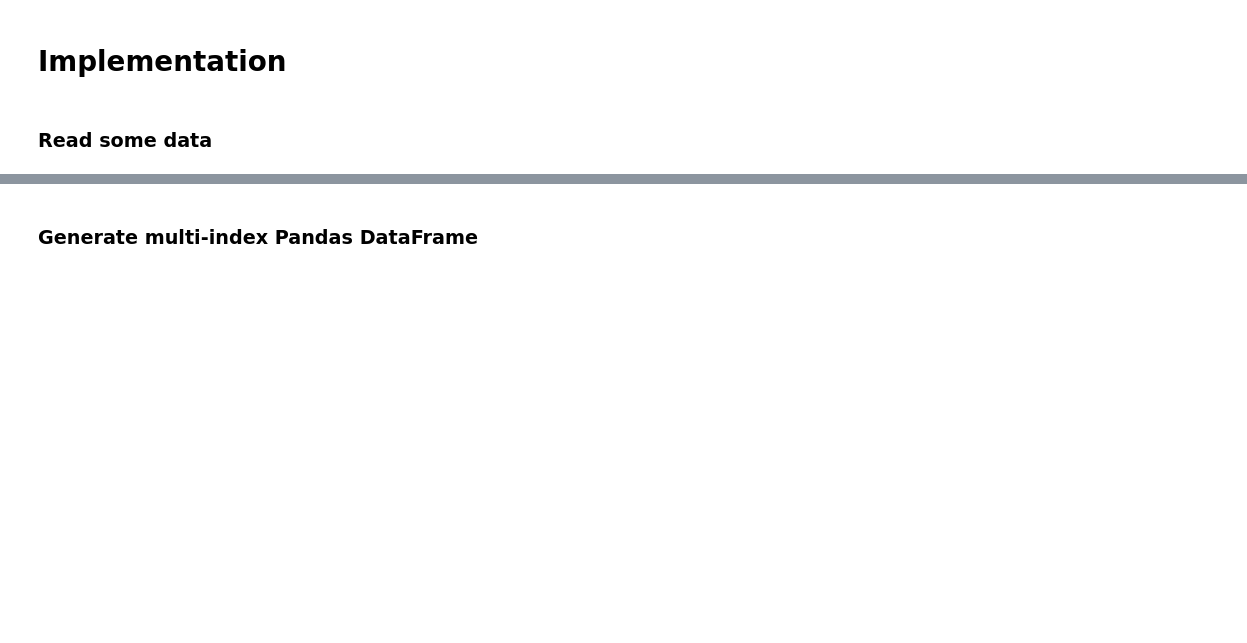
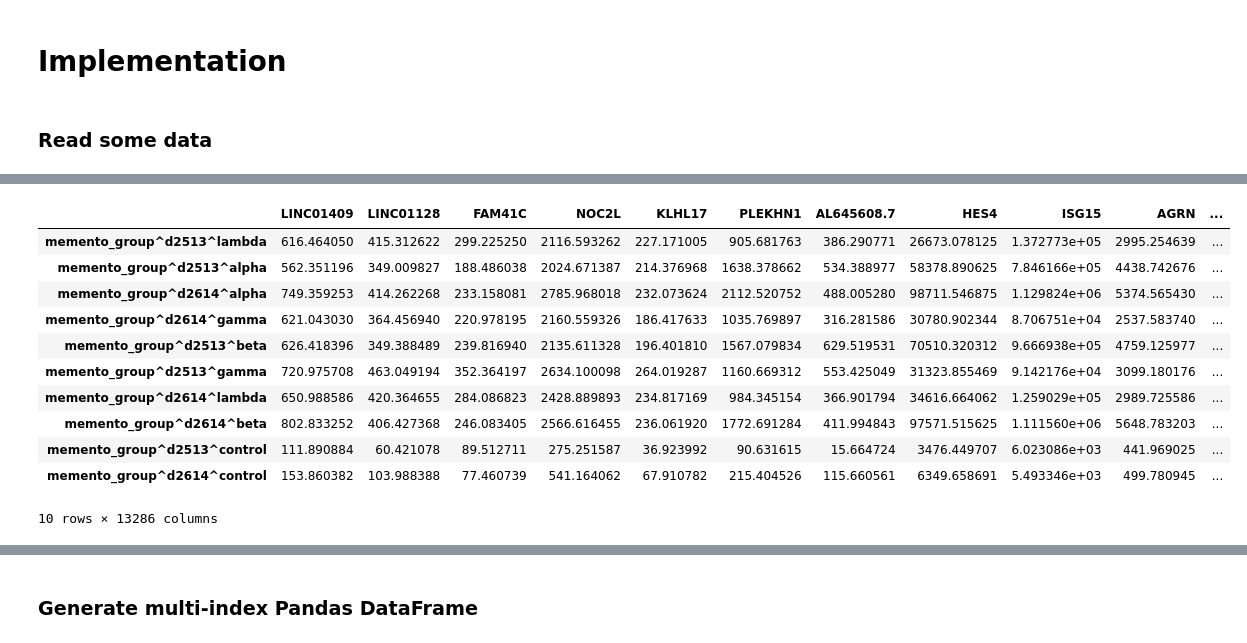
Before and after one commit to mincheoly/memento, a Jupyter notebook: examples/implementation.ipynb, the cells around one changed output, grey strips where cells are left out. Cells and saved outputs as stored; diff of their text form; code cells hidden in the pictures; blank space fills up the shorter version.

```diff
--- a/examples/implementation.ipynb
+++ b/examples/implementation.ipynb
@@ -48,4 +46,0 @@ rna.MementoRNA.setup_anndata(
-# %%
-adata.layers['count'] = adata.X
-# %%
-adata = adata[adata.obs['stim'] == 'control']
@@ -61,3 +47,7 @@ row_weight = (1/sf).reshape([-1, 1])
+# %%
+# Define expressed genes
+adata.var['expr_genes'] = (adata.X.mean(axis=0).A1 > 0.02)
+adata = adata[:, adata.var['expr_genes']]
 # %%
 model = rna.MementoRNA(adata=adata)
 # %%
@@ -78,0 +64,9 @@ adata.X.shape
+# %%
+expr = model.estimates['mean']*model.estimates['total_umi'].values
+expr_se = model.estimates['sem']*model.estimates['cell_count'].values**2
+
+# Transform standard error to weights
+weights = np.sqrt(1/expr_se).replace([-np.inf, np.inf], np.nan)
+mean_weight = np.nanmean(weights)
+weights /= mean_weight
+weights = weights.fillna(1.0)
@@ -78,0 +181,15 @@ adata.X.shape
+# %%
+expr
+# %% [output]
+|  | LINC01409 | LINC01128 | FAM41C | NOC2L | KLHL17 | PLEKHN1 | AL645608.7 | HES4 | ISG15 | AGRN | ... |
+| memento_group^d2513^lambda | 616.464050 | 415.312622 | 299.225250 | 2116.593262 | 227.171005 | 905.681763 | 386.290771 | 26673.078125 | 1.372773e+05 | 2995.254639 | ... |
+| memento_group^d2513^alpha | 562.351196 | 349.009827 | 188.486038 | 2024.671387 | 214.376968 | 1638.378662 | 534.388977 | 58378.890625 | 7.846166e+05 | 4438.742676 | ... |
+| memento_group^d2614^alpha | 749.359253 | 414.262268 | 233.158081 | 2785.968018 | 232.073624 | 2112.520752 | 488.005280 | 98711.546875 | 1.129824e+06 | 5374.565430 | ... |
+| memento_group^d2614^gamma | 621.043030 | 364.456940 | 220.978195 | 2160.559326 | 186.417633 | 1035.769897 | 316.281586 | 30780.902344 | 8.706751e+04 | 2537.583740 | ... |
+| memento_group^d2513^beta | 626.418396 | 349.388489 | 239.816940 | 2135.611328 | 196.401810 | 1567.079834 | 629.519531 | 70510.320312 | 9.666938e+05 | 4759.125977 | ... |
+| memento_group^d2513^gamma | 720.975708 | 463.049194 | 352.364197 | 2634.100098 | 264.019287 | 1160.669312 | 553.425049 | 31323.855469 | 9.142176e+04 | 3099.180176 | ... |
+| memento_group^d2614^lambda | 650.988586 | 420.364655 | 284.086823 | 2428.889893 | 234.817169 | 984.345154 | 366.901794 | 34616.664062 | 1.259029e+05 | 2989.725586 | ... |
+| memento_group^d2614^beta | 802.833252 | 406.427368 | 246.083405 | 2566.616455 | 236.061920 | 1772.691284 | 411.994843 | 97571.515625 | 1.111560e+06 | 5648.783203 | ... |
+| memento_group^d2513^control | 111.890884 | 60.421078 | 89.512711 | 275.251587 | 36.923992 | 90.631615 | 15.664724 | 3476.449707 | 6.023086e+03 | 441.969025 | ... |
+| memento_group^d2614^control | 153.860382 | 103.988388 | 77.460739 | 541.164062 | 67.910782 | 215.404526 | 115.660561 | 6349.658691 | 5.493346e+03 | 499.780945 | ... |
+10 rows × 13286 columns
```
Also changed, not shown: parts of 25 cells of this notebook, 6 other files.
